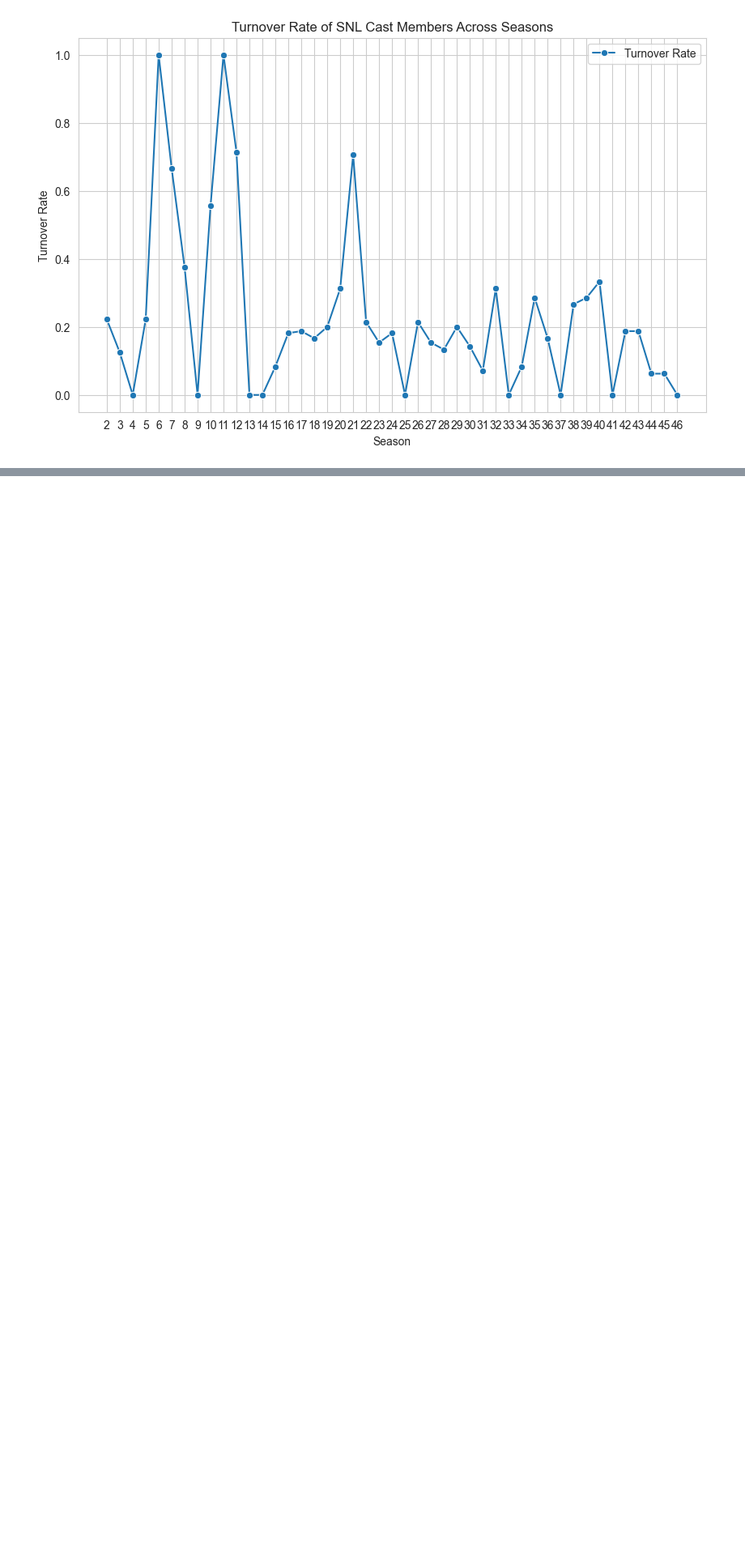
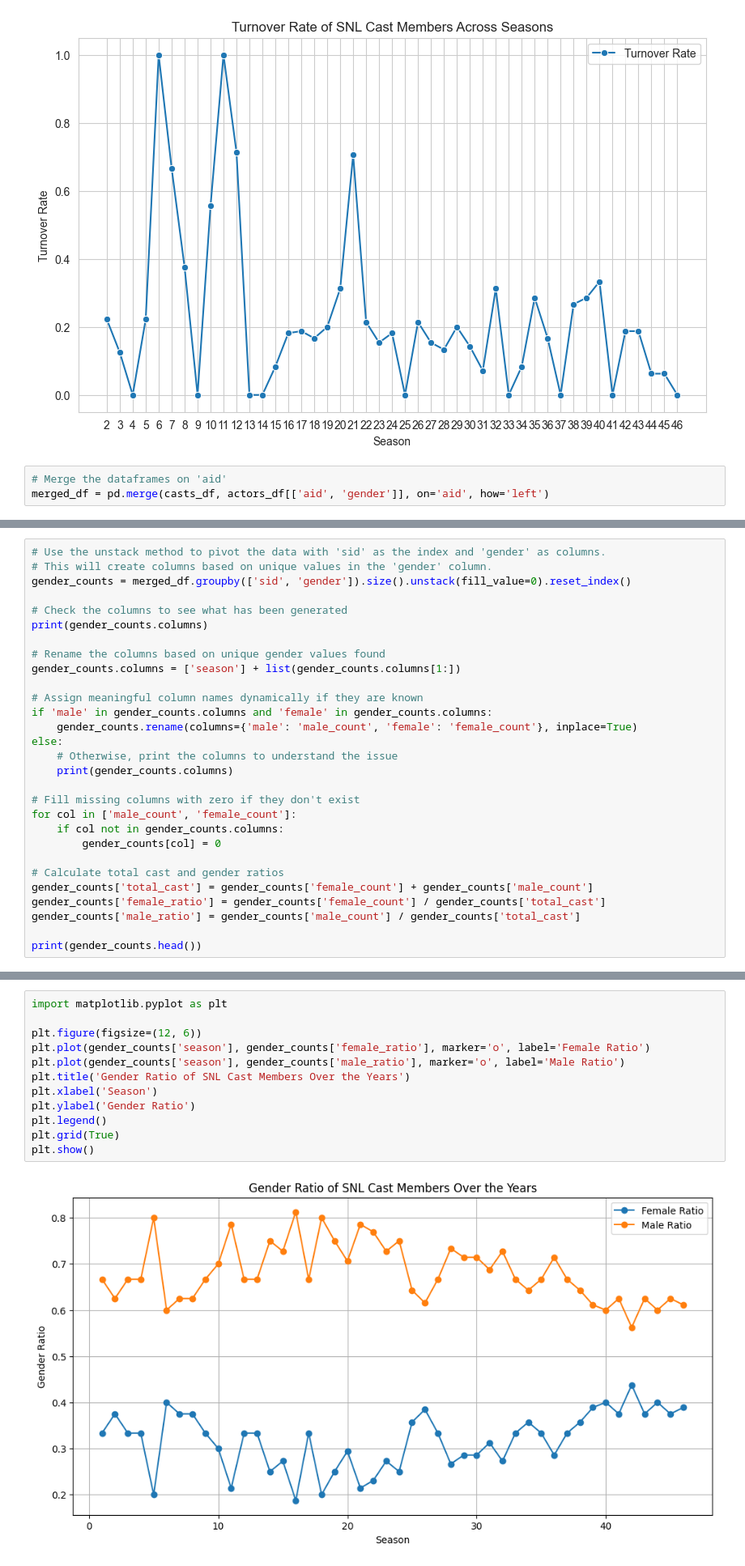
Before and after one commit to roshnik1/snl-analytics, a Jupyter notebook: cast_analytics.ipynb, the cells around one changed output, grey strips where cells are left out. Shown: that part at 81% size. Saved outputs shown, nothing was run; the diff lists cells and outputs as text; blank space fills up the shorter version.

Commit message:
Updated cast analytics

```diff
--- a/cast_analytics.ipynb
+++ b/cast_analytics.ipynb
@@ -264,3 +264,6 @@ plt.grid(True)
 plt.show()
 # %% [output]
 [figure]
+# %%
+# Merge the dataframes on 'aid'
+merged_df = pd.merge(casts_df, actors_df[['aid', 'gender']], on='aid', how='left')
@@ -266,0 +292,29 @@ plt.show()
+# %%
+# Use the unstack method to pivot the data with 'sid' as the index and 'gender' as columns.
+# This will create columns based on unique values in the 'gender' column.
+gender_counts = merged_df.groupby(['sid', 'gender']).size().unstack(fill_value=0).reset_index()
+
+# Check the columns to see what has been generated
+print(gender_counts.columns)
+
+# Rename the columns based on unique gender values found
+gender_counts.columns = ['season'] + list(gender_counts.columns[1:])
+
+# Assign meaningful column names dynamically if they are known
+if 'male' in gender_counts.columns and 'female' in gender_counts.columns:
+    gender_counts.rename(columns={'male': 'male_count', 'female': 'female_count'}, inplace=True)
+else:
+    # Otherwise, print the columns to understand the issue
+    print(gender_counts.columns)
+
+# Fill missing columns with zero if they don't exist
+for col in ['male_count', 'female_count']:
+    if col not in gender_counts.columns:
+        gender_counts[col] = 0
+
+# Calculate total cast and gender ratios
+gender_counts['total_cast'] = gender_counts['female_count'] + gender_counts['male_count']
+gender_counts['female_ratio'] = gender_counts['female_count'] / gender_counts['total_cast']
+gender_counts['male_ratio'] = gender_counts['male_count'] / gender_counts['total_cast']
+
+print(gender_counts.head())
@@ -266,0 +336,14 @@ plt.show()
+# %%
+import matplotlib.pyplot as plt
+
+plt.figure(figsize=(12, 6))
+plt.plot(gender_counts['season'], gender_counts['female_ratio'], marker='o', label='Female Ratio')
+plt.plot(gender_counts['season'], gender_counts['male_ratio'], marker='o', label='Male Ratio')
+plt.title('Gender Ratio of SNL Cast Members Over the Years')
+plt.xlabel('Season')
+plt.ylabel('Gender Ratio')
+plt.legend()
+plt.grid(True)
+plt.show()
+# %% [output]
+[figure, added]
```
Also changed, not shown: parts of 4 cells of this notebook.
